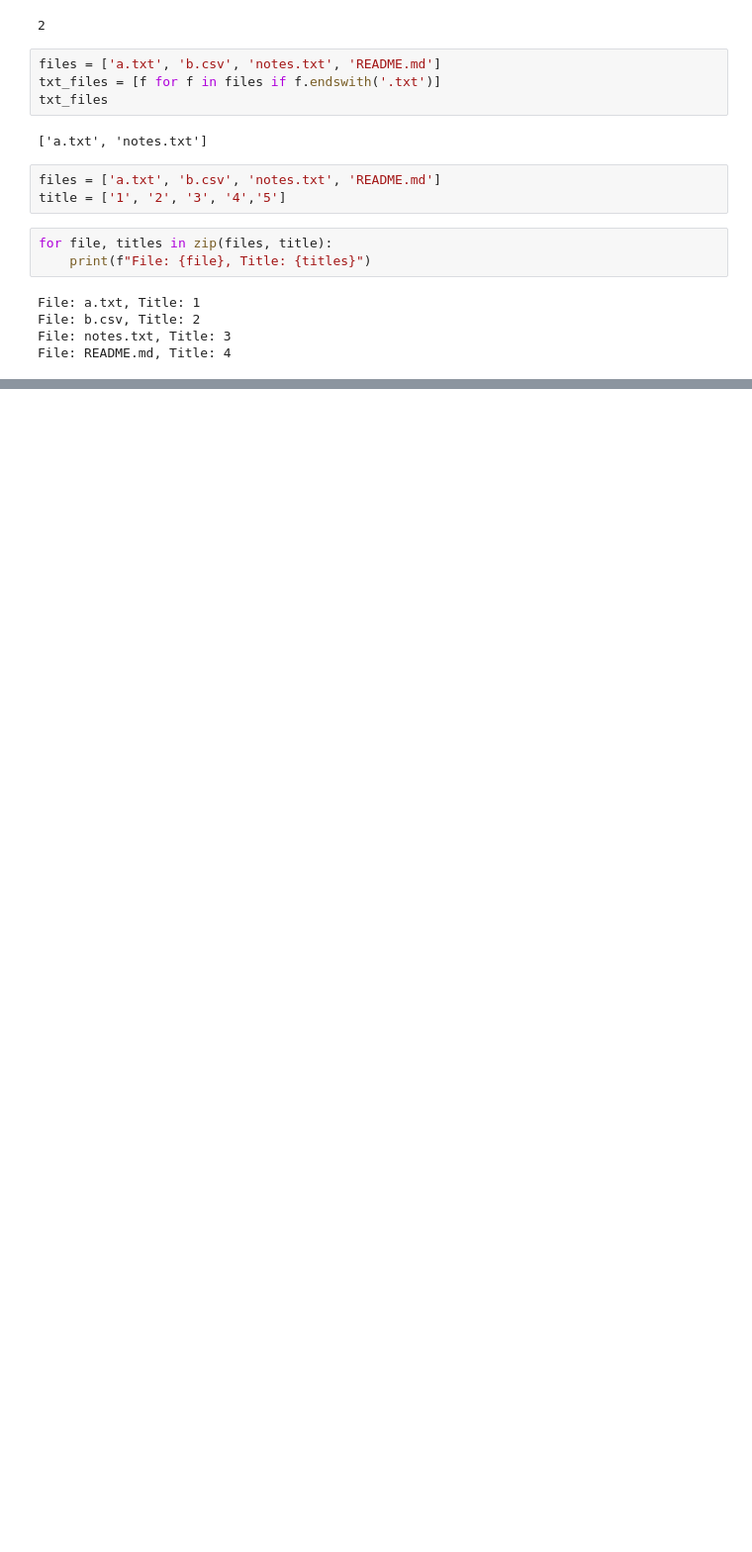
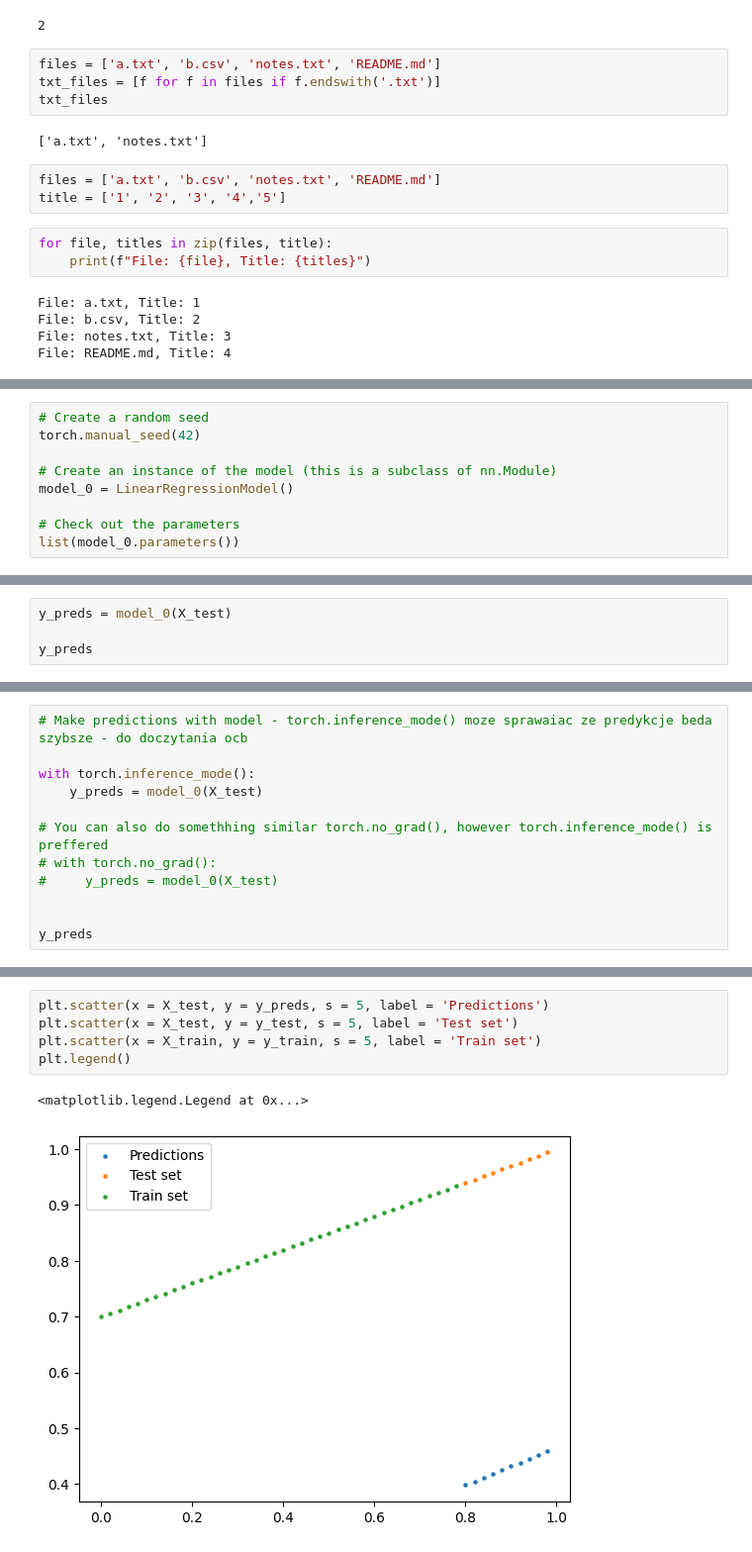
Before and after one commit to Qertal/KursStreamlit, a Jupyter notebook: pytorch/01_pytorch_workflow.ipynb, the cells around one changed output, grey strips where cells are left out. Shown at 99% size. Cells and saved outputs as stored; diff of their text form; blank space fills up the shorter version.

```diff
--- a/pytorch/01_pytorch_workflow.ipynb
+++ b/pytorch/01_pytorch_workflow.ipynb
@@ -127,0 +172,9 @@ File: README.md, Title: 4
+# %%
+# Create a random seed
+torch.manual_seed(42)
+
+# Create an instance of the model (this is a subclass of nn.Module)
+model_0 = LinearRegressionModel()
+
+# Check out the parameters
+list(model_0.parameters())
@@ -127,0 +205,4 @@ File: README.md, Title: 4
+# %%
+y_preds = model_0(X_test)
+
+y_preds
@@ -127,0 +220,12 @@ File: README.md, Title: 4
+# %%
+# Make predictions with model - torch.inference_mode() moze sprawaiac ze predykcje beda szybsze - do doczytania ocb
+
+with torch.inference_mode():
+    y_preds = model_0(X_test)
+
+# You can also do somethhing similar torch.no_grad(), however torch.inference_mode() is preffered
+# with torch.no_grad():
+#     y_preds = model_0(X_test)
+
+
+y_preds
@@ -127,0 +243,8 @@ File: README.md, Title: 4
+# %%
+plt.scatter(x = X_test, y = y_preds, s = 5, label = 'Predictions')
+plt.scatter(x = X_test, y = y_test, s = 5, label = 'Test set')
+plt.scatter(x = X_train, y = y_train, s = 5, label = 'Train set')
+plt.legend()
+# %% [output]
+<matplotlib.legend.Legend at 0x...>
+[figure, added]
```
Also changed, not shown: parts of 17 cells of this notebook, 4 other files.
